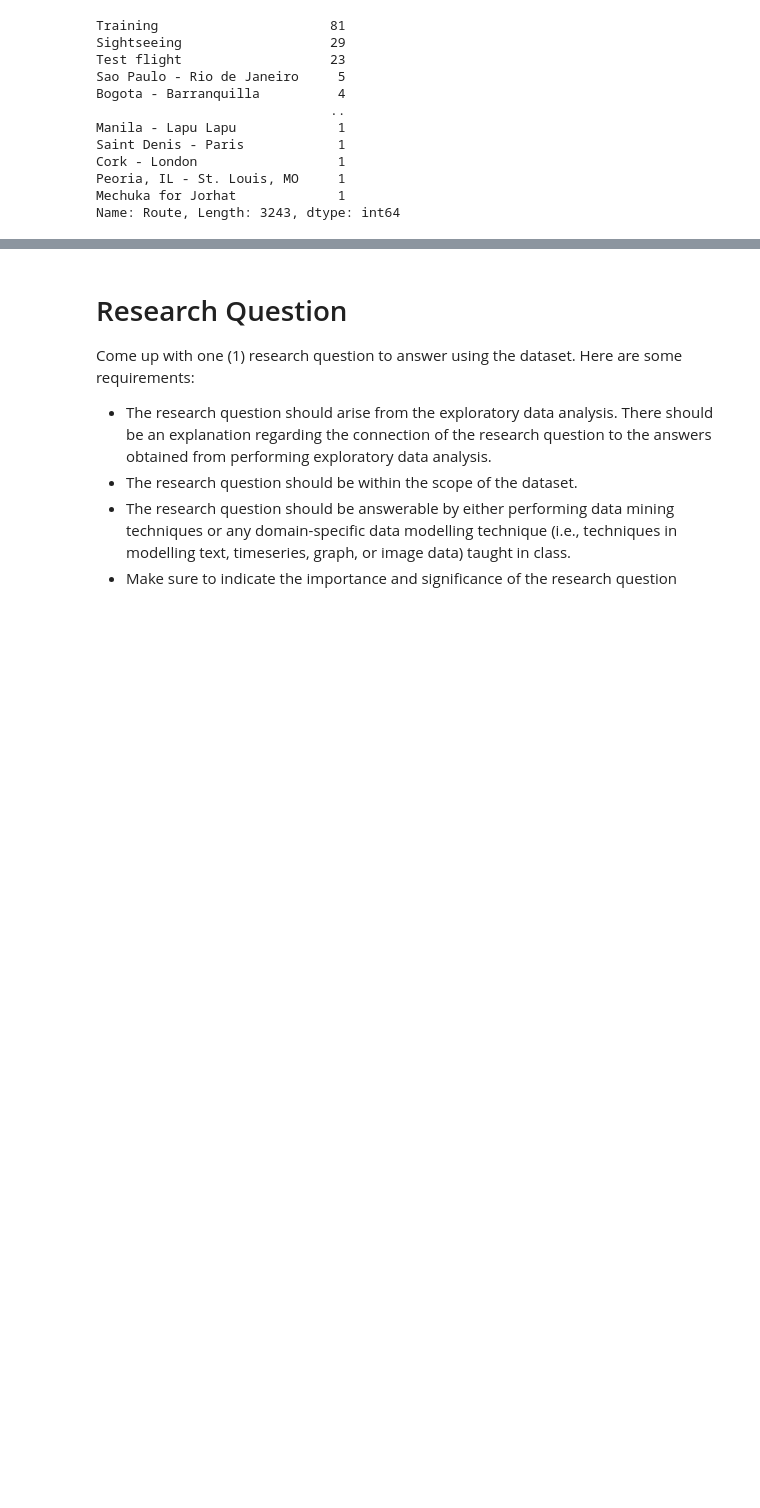
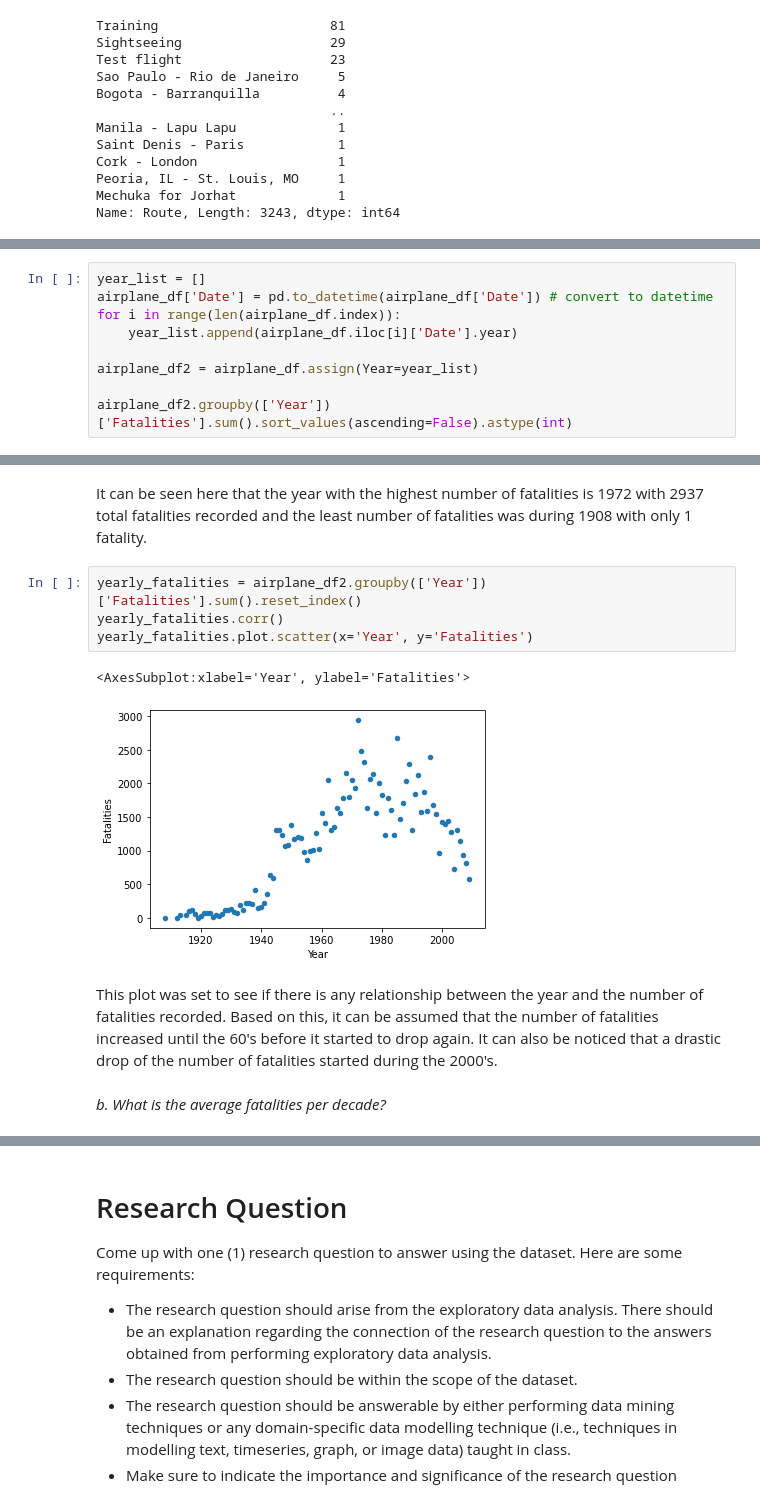
Before and after one commit to samueluy/CSMODEL-5, a Jupyter notebook: csmodel-5-phase-1.ipynb, the cells around one changed output, grey strips where cells are left out. Saved outputs shown, nothing was run; the diff lists cells and outputs as text; blank space fills up the shorter version.

```diff
--- a/csmodel-5-phase-1.ipynb
+++ b/csmodel-5-phase-1.ipynb
@@ -111,0 +115,9 @@ Name: Route, Length: 3243, dtype: int64
+# %%
+year_list = []
+airplane_df['Date'] = pd.to_datetime(airplane_df['Date']) # convert to datetime
+for i in range(len(airplane_df.index)):
+    year_list.append(airplane_df.iloc[i]['Date'].year)
+
+airplane_df2 = airplane_df.assign(Year=year_list)
+
+airplane_df2.groupby(['Year'])['Fatalities'].sum().sort_values(ascending=False).astype(int)
@@ -111,0 +138,13 @@ Name: Route, Length: 3243, dtype: int64
+# %% [markdown]
+It can be seen here that the year with the highest number of fatalities is 1972 with 2937 total fatalities recorded and the least number of fatalities was during 1908 with only 1 fatality.
+# %%
+yearly_fatalities = airplane_df2.groupby(['Year'])['Fatalities'].sum().reset_index()
+yearly_fatalities.corr()
+yearly_fatalities.plot.scatter(x='Year', y='Fatalities')
+# %% [output]
+<AxesSubplot:xlabel='Year', ylabel='Fatalities'>
+[figure, added]
+# %% [markdown]
+This plot was set to see if there is any relationship between the year and the number of fatalities recorded. Based on this, it can be assumed that the number of fatalities increased until the 60's before it started to drop again. It can also be noticed that a drastic drop of the number of fatalities started during the 2000's.
+# %% [markdown]
+*b. What is the average fatalities per decade?*
```
Also changed, not shown: parts of 13 cells of this notebook, 1 other file.
